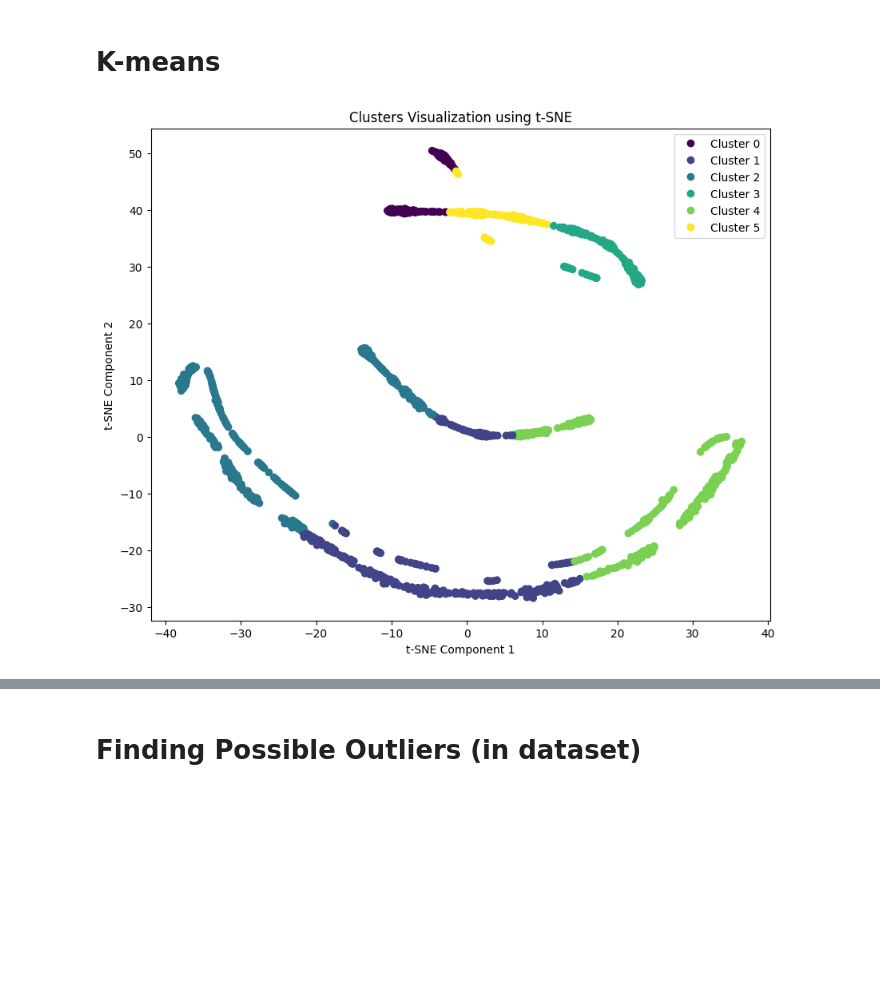
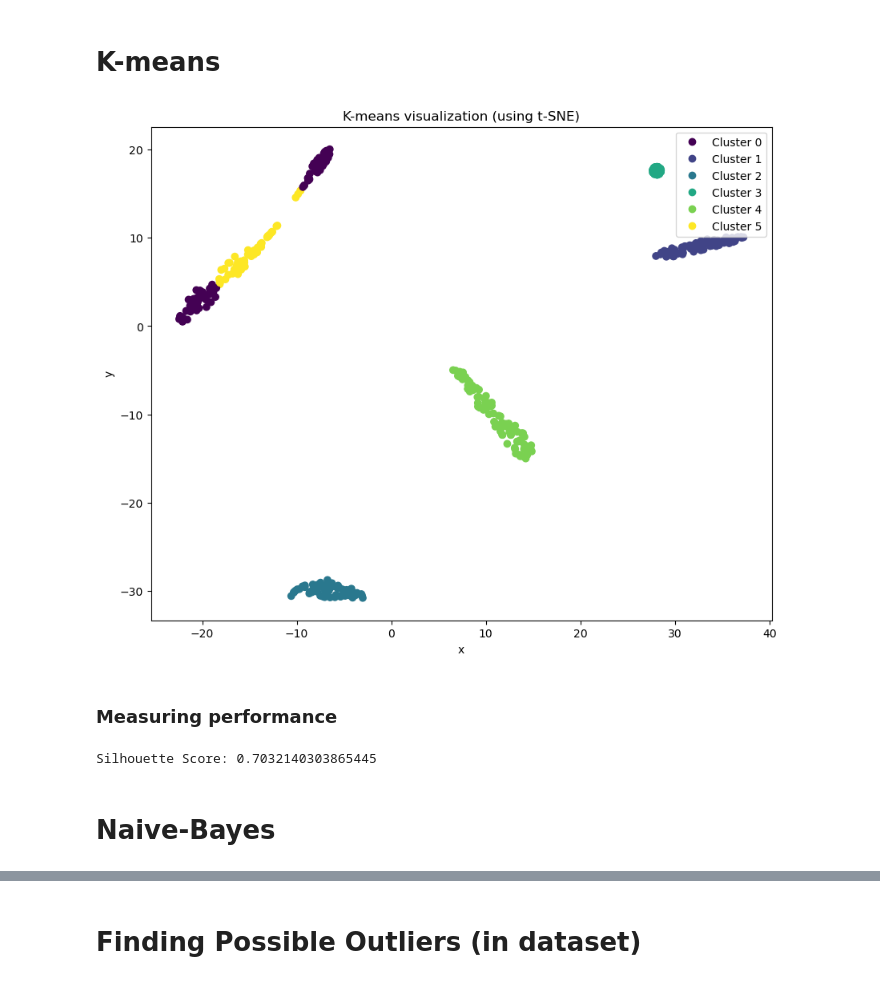
Before and after one commit to ElenSukiasyan/Machine_Learning_project, a Jupyter notebook: coding_parts/algorithms.ipynb, the cells around one changed output, grey strips where cells are left out. Cells and saved outputs as stored; diff of their text form; code cells hidden in the pictures; blank space fills up the shorter version.

```diff
--- a/coding_parts/algorithms.ipynb
+++ b/coding_parts/algorithms.ipynb
@@ -483,32 +562,28 @@ Possible reasons for the plot not changing for estimators:
 # %% [markdown]
 # K-means
 # %%
-from sklearn.cluster import KMeans
-from sklearn.model_selection import train_test_split
-from sklearn.preprocessing import OneHotEncoder
-from sklearn.manifold import TSNE
-import pandas as pd
-import matplotlib.pyplot as plt
-
-data_numeric = pd.read_csv('/content/data_mental_health_labeled.csv')
-
-X_train, X_test, y_train, y_test = train_test_split(data_numeric.drop("CurrentMentalHealthDisorder", axis=1), data_numeric.labels, test_size=0.25, random_state=22)
-
-X_encoded = pd.get_dummies(X_train)
-
-kmeans = KMeans(n_clusters=6, random_state=0, n_init="auto").fit(X_encoded)
+kmeans = KMeans(n_clusters=6, random_state=0).fit(X_train)
 
 tsne = TSNE(n_components=2, random_state=0)
-X_tsne = tsne.fit_transform(X_encoded)
+X_tsne = tsne.fit_transform(X_test)
 
-cluster_labels = kmeans.predict(X_encoded)
+kmeans_labels = kmeans.predict(X_test)
 
 plt.figure(figsize=(10, 8))
-scatter = plt.scatter(X_tsne[:, 0], X_tsne[:, 1], c=cluster_labels, cmap='viridis')
+scatter = plt.scatter(X_tsne[:, 0], X_tsne[:, 1], c=kmeans_labels, cmap='viridis')
 plt.legend(handles=scatter.legend_elements()[0], labels=[f'Cluster {i}' for i in range(6)])
-plt.xlabel('t-SNE Component 1')
-plt.ylabel('t-SNE Component 2')
-plt.title('Clusters Visualization using t-SNE')
+plt.xlabel('x')
+plt.ylabel('y')
+plt.title('K-means visualization (using t-SNE)')
 plt.show()
 # %% [output]
-[figure, old version]
+[figure, new version]
+# %% [markdown]
+### Measuring performance
+# %%
+silhouette_avg = silhouette_score(X_test, kmeans_labels)
+print("Silhouette Score:", silhouette_avg)
+# %% [output]
+Silhouette Score: 0.7032140303865445
+# %% [markdown]
+# Naive-Bayes
```
Also changed, not shown: parts of 33 cells of this notebook.
